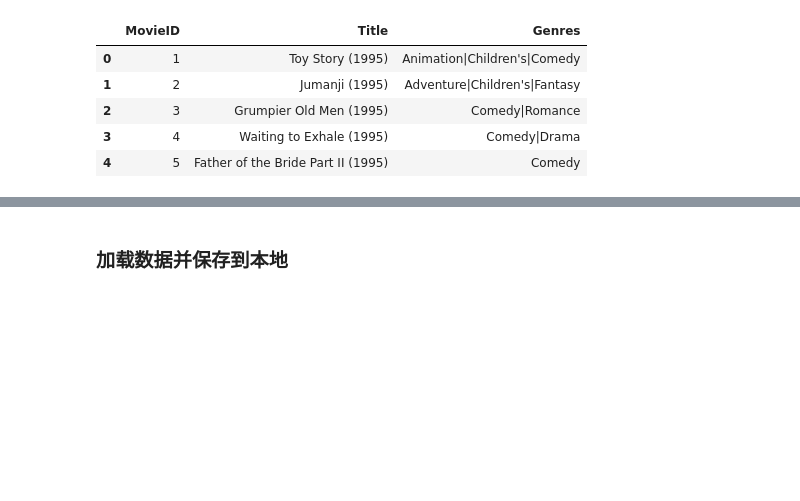
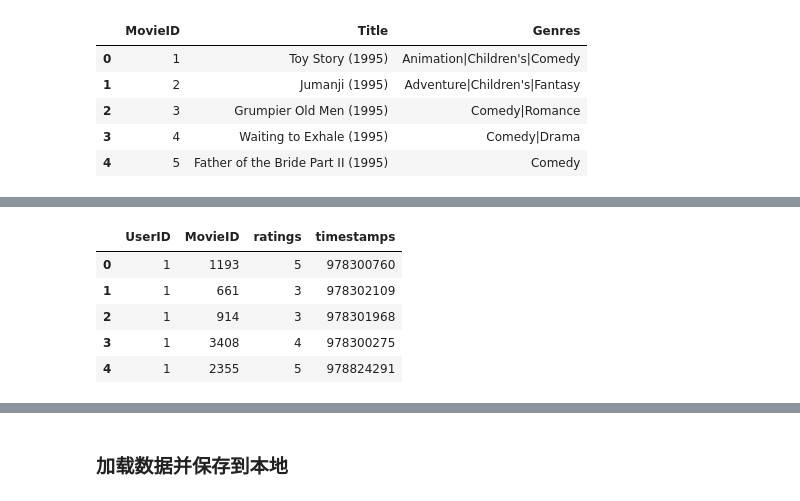
Before and after one commit to shijian007/ML_learn, a Jupyter notebook: Recommendation/movie_recommender-master/movie_recommender-study.ipynb, the cells around one changed output, grey strips where cells are left out. Saved outputs shown, nothing was run; the diff lists cells and outputs as text; code cells hidden in the pictures; blank space fills up the shorter version.

```diff
--- a/Recommendation/movie_recommender-master/movie_recommender-study.ipynb
+++ b/Recommendation/movie_recommender-master/movie_recommender-study.ipynb
@@ -311,0 +329,12 @@ movies.head()
+# %%
+#rating data
+ratings_title = ['UserID','MovieID', 'ratings', 'timestamps']
+ratings = pd.read_table('./ml-1m/ratings.dat', sep='::', header=None, names=ratings_title, engine = 'python')
+ratings.head()
+# %% [output]
+|  | UserID | MovieID | ratings | timestamps |
+| 0 | 1 | 1193 | 5 | 978300760 |
+| 1 | 1 | 661 | 3 | 978302109 |
+| 2 | 1 | 914 | 3 | 978301968 |
+| 3 | 1 | 3408 | 4 | 978300275 |
+| 4 | 1 | 2355 | 5 | 978824291 |
```
Also changed, not shown: parts of 4 cells of this notebook, 1 other file.
